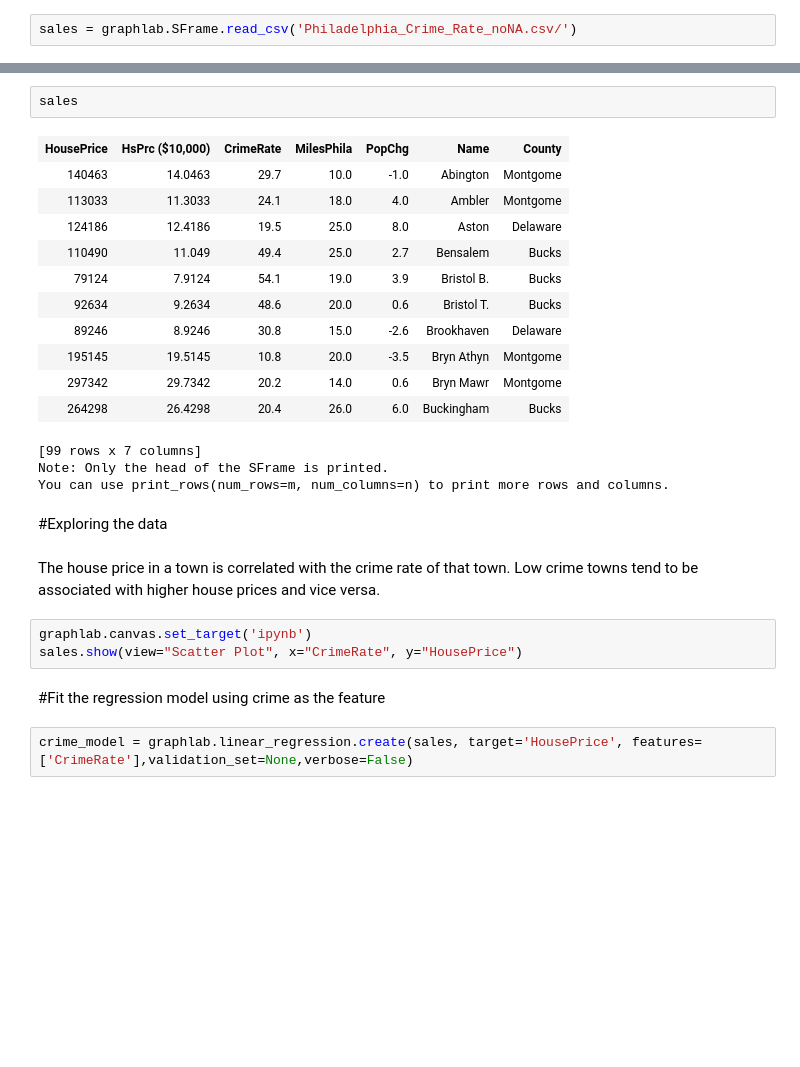
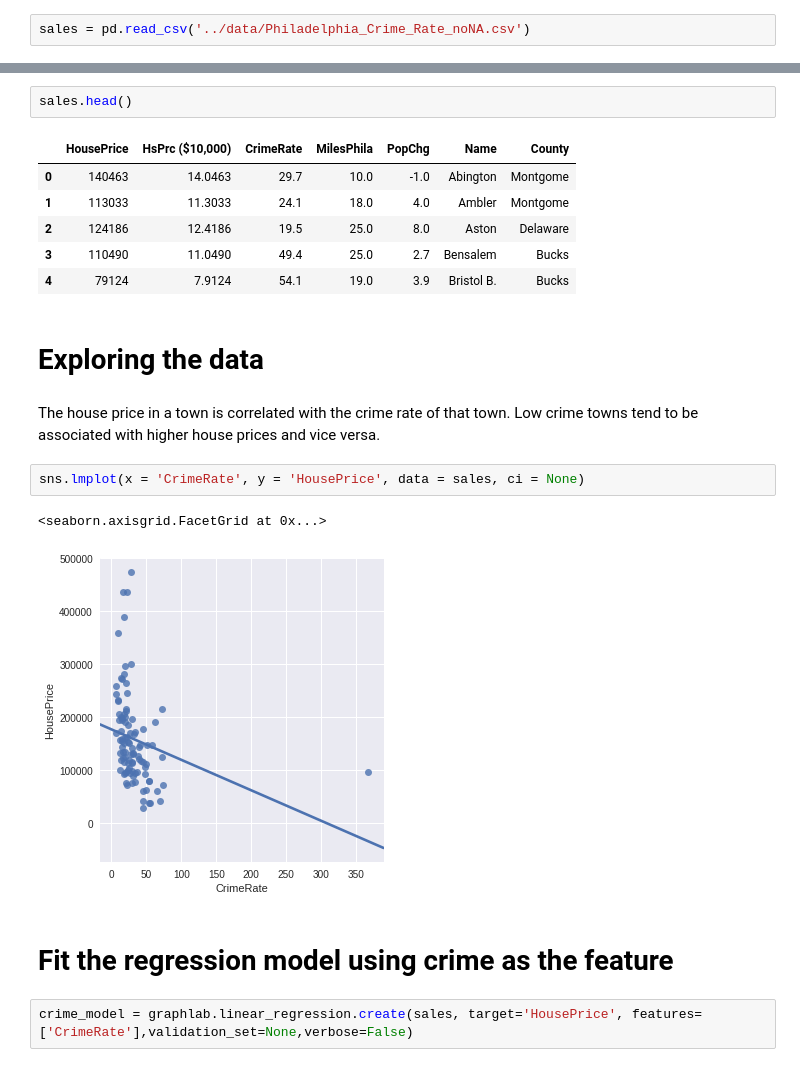
Before and after one commit to mitrad/regression_coursera, a Jupyter notebook: notebook/PhillyCrime.ipynb, the cells around one changed output, grey strips where cells are left out. Cells and saved outputs as stored; diff of their text form; blank space fills up the shorter version.

```diff
--- a/notebook/PhillyCrime.ipynb
+++ b/notebook/PhillyCrime.ipynb
@@ -9,4 +11,4 @@ ModuleNotFoundError: No module named 'graphlab'
 
 Dataset is from Philadelphia, PA and includes average house sales price in a number of neighborhoods.  The attributes of each neighborhood we have include the crime rate ('CrimeRate'), miles from Center City ('MilesPhila'), town name ('Name'), and county name ('County').
 # %%
-sales = graphlab.SFrame.read_csv('Philadelphia_Crime_Rate_noNA.csv/')
+sales = pd.read_csv('../data/Philadelphia_Crime_Rate_noNA.csv')
@@ -25,29 +15,23 @@ PROGRESS: Parsing completed. Parsed 99 lines in 0.018001 secs.
 # %%
-sales
+sales.head()
 # %% [output]
-| HousePrice | HsPrc ($10,000) | CrimeRate | MilesPhila | PopChg | Name | County |
-| 140463 | 14.0463 | 29.7 | 10.0 | -1.0 | Abington | Montgome |
-| 113033 | 11.3033 | 24.1 | 18.0 | 4.0 | Ambler | Montgome |
-| 124186 | 12.4186 | 19.5 | 25.0 | 8.0 | Aston | Delaware |
-| 110490 | 11.049 | 49.4 | 25.0 | 2.7 | Bensalem | Bucks |
-| 79124 | 7.9124 | 54.1 | 19.0 | 3.9 | Bristol B. | Bucks |
-| 92634 | 9.2634 | 48.6 | 20.0 | 0.6 | Bristol T. | Bucks |
-| 89246 | 8.9246 | 30.8 | 15.0 | -2.6 | Brookhaven | Delaware |
-| 195145 | 19.5145 | 10.8 | 20.0 | -3.5 | Bryn Athyn | Montgome |
-| 297342 | 29.7342 | 20.2 | 14.0 | 0.6 | Bryn Mawr | Montgome |
-| 264298 | 26.4298 | 20.4 | 26.0 | 6.0 | Buckingham | Bucks |
+|  | HousePrice | HsPrc ($10,000) | CrimeRate | MilesPhila | PopChg | Name | County |
+| 0 | 140463 | 14.0463 | 29.7 | 10.0 | -1.0 | Abington | Montgome |
+| 1 | 113033 | 11.3033 | 24.1 | 18.0 | 4.0 | Ambler | Montgome |
+| 2 | 124186 | 12.4186 | 19.5 | 25.0 | 8.0 | Aston | Delaware |
+| 3 | 110490 | 11.0490 | 49.4 | 25.0 | 2.7 | Bensalem | Bucks |
+| 4 | 79124 | 7.9124 | 54.1 | 19.0 | 3.9 | Bristol B. | Bucks |
-[99 rows x 7 columns]
-Note: Only the head of the SFrame is printed.
-You can use print_rows(num_rows=m, num_columns=n) to print more rows and columns.
 # %% [markdown]
-#Exploring the data
+# Exploring the data
 # %% [markdown]
 The house price in a town is correlated with the crime rate of that town. Low crime towns tend to be associated with higher house prices and vice versa.
-# %%
-graphlab.canvas.set_target('ipynb')
-sales.show(view="Scatter Plot", x="CrimeRate", y="HousePrice")
+# %%
+sns.lmplot(x = 'CrimeRate', y = 'HousePrice', data = sales, ci = None)
+# %% [output]
+<seaborn.axisgrid.FacetGrid at 0x...>
+[figure, added]
 # %% [markdown]
-#Fit the regression model using crime as the feature
+# Fit the regression model using crime as the feature
 # %%
 crime_model = graphlab.linear_regression.create(sales, target='HousePrice', features=['CrimeRate'],validation_set=None,verbose=False)
 # %% [markdown]
```
Also changed, not shown: parts of 5 cells of this notebook.
